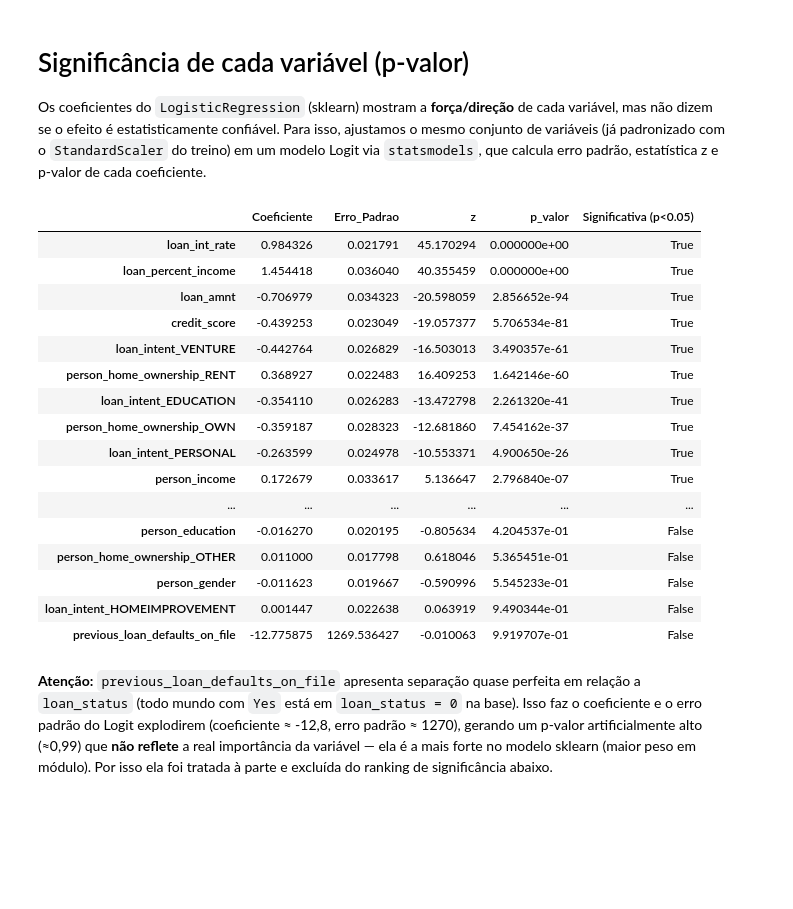
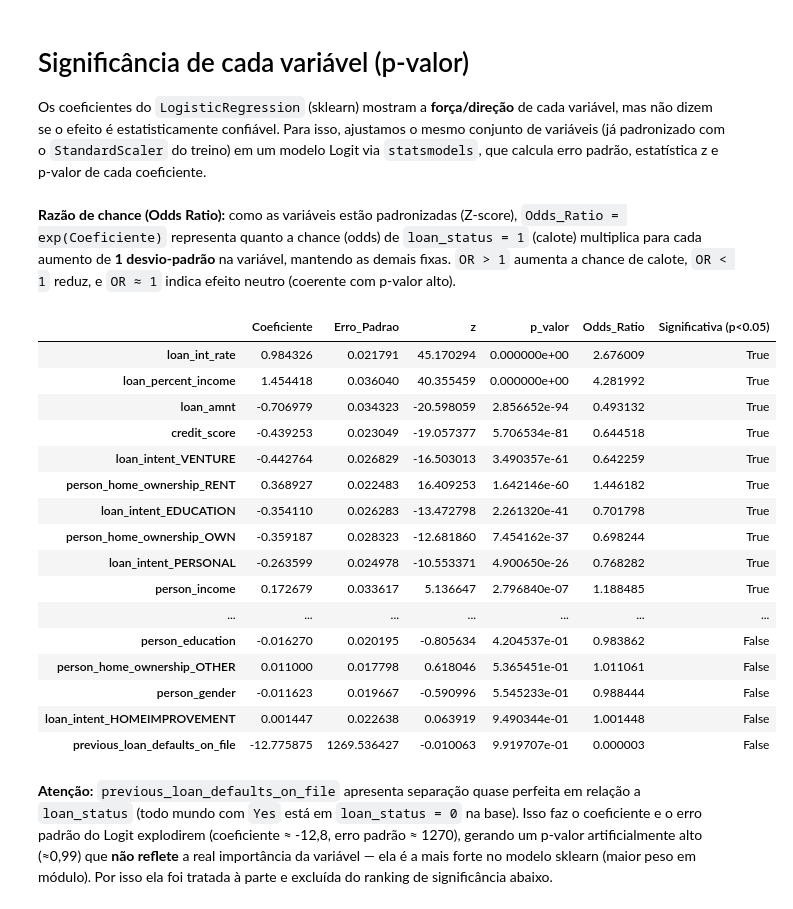
Before and after one commit to PGrojpen/seminario-multivariada-loan, a Jupyter notebook: analise_loan.ipynb, the cells around one changed output. Drawn from its saved outputs; the diff is of its cells as text; code cells hidden in the pictures; blank space fills up the shorter version.

Commit message:
Adiciona razão de chance (odds ratio) à análise de significância
Co-Authored-By: Claude Sonnet 5 <noreply@anthropic.com>
Claude-Session: https://claude.ai/code/session_01MmABhguix6NWsxNPRmkdTV

```diff
--- a/analise_loan.ipynb
+++ b/analise_loan.ipynb
@@ -259,42 +259,46 @@ plt.show()
 # %% [markdown]
 # Significância de cada variável (p-valor)
 Os coeficientes do `LogisticRegression` (sklearn) mostram a **força/direção** de cada variável, mas não dizem se o efeito é estatisticamente confiável. Para isso, ajustamos o mesmo conjunto de variáveis (já padronizado com o `StandardScaler` do treino) em um modelo Logit via `statsmodels`, que calcula erro padrão, estatística z e p-valor de cada coeficiente.
+# %% [markdown]
+**Razão de chance (Odds Ratio):** como as variáveis estão padronizadas (Z-score), `Odds_Ratio = exp(Coeficiente)` representa quanto a chance (odds) de `loan_status = 1` (calote) multiplica para cada aumento de **1 desvio-padrão** na variável, mantendo as demais fixas. `OR > 1` aumenta a chance de calote, `OR < 1` reduz, e `OR ≈ 1` indica efeito neutro (coerente com p-valor alto).
 # %%
 import statsmodels.api as sm
+import numpy as np
 
 # usa o mesmo X_train escalonado do modelo sklearn, com nomes de coluna e constante (intercepto)
 X_train_scaled_df = pd.DataFrame(X_train_scaled, columns=X.columns, index=X_train.index)
 X_train_sm = sm.add_constant(X_train_scaled_df)
 
 modelo_sm = sm.Logit(y_train, X_train_sm.astype(float)).fit(disp=0)
 
 significancia = pd.DataFrame({
     'Coeficiente': modelo_sm.params,
     'Erro_Padrao': modelo_sm.bse,
     'z': modelo_sm.tvalues,
     'p_valor': modelo_sm.pvalues,
 }).drop('const')
+significancia['Odds_Ratio'] = np.exp(significancia['Coeficiente'])
 significancia['Significativa (p<0.05)'] = significancia['p_valor'] < 0.05
 significancia = significancia.sort_values('p_valor')
 display(significancia)
 # %% [output]
-|  | Coeficiente | Erro_Padrao | z | p_valor | Significativa (p<0.05) |
-| loan_int_rate | 0.984326 | 0.021791 | 45.170294 | 0.000000e+00 | True |
-| loan_percent_income | 1.454418 | 0.036040 | 40.355459 | 0.000000e+00 | True |
-| loan_amnt | -0.706979 | 0.034323 | -20.598059 | 2.856652e-94 | True |
-| credit_score | -0.439253 | 0.023049 | -19.057377 | 5.706534e-81 | True |
-| loan_intent_VENTURE | -0.442764 | 0.026829 | -16.503013 | 3.490357e-61 | True |
-| person_home_ownership_RENT | 0.368927 | 0.022483 | 16.409253 | 1.642146e-60 | True |
-| loan_intent_EDUCATION | -0.354110 | 0.026283 | -13.472798 | 2.261320e-41 | True |
-| person_home_ownership_OWN | -0.359187 | 0.028323 | -12.681860 | 7.454162e-37 | True |
-| loan_intent_PERSONAL | -0.263599 | 0.024978 | -10.553371 | 4.900650e-26 | True |
-| person_income | 0.172679 | 0.033617 | 5.136647 | 2.796840e-07 | True |
-| ... | ... | ... | ... | ... | ... |
-| person_education | -0.016270 | 0.020195 | -0.805634 | 4.204537e-01 | False |
-| person_home_ownership_OTHER | 0.011000 | 0.017798 | 0.618046 | 5.365451e-01 | False |
-| person_gender | -0.011623 | 0.019667 | -0.590996 | 5.545233e-01 | False |
-| loan_intent_HOMEIMPROVEMENT | 0.001447 | 0.022638 | 0.063919 | 9.490344e-01 | False |
-| previous_loan_defaults_on_file | -12.775875 | 1269.536427 | -0.010063 | 9.919707e-01 | False |
+|  | Coeficiente | Erro_Padrao | z | p_valor | Odds_Ratio | Significativa (p<0.05) |
+| loan_int_rate | 0.984326 | 0.021791 | 45.170294 | 0.000000e+00 | 2.676009 | True |
+| loan_percent_income | 1.454418 | 0.036040 | 40.355459 | 0.000000e+00 | 4.281992 | True |
+| loan_amnt | -0.706979 | 0.034323 | -20.598059 | 2.856652e-94 | 0.493132 | True |
+| credit_score | -0.439253 | 0.023049 | -19.057377 | 5.706534e-81 | 0.644518 | True |
+| loan_intent_VENTURE | -0.442764 | 0.026829 | -16.503013 | 3.490357e-61 | 0.642259 | True |
+| person_home_ownership_RENT | 0.368927 | 0.022483 | 16.409253 | 1.642146e-60 | 1.446182 | True |
+| loan_intent_EDUCATION | -0.354110 | 0.026283 | -13.472798 | 2.261320e-41 | 0.701798 | True |
+| person_home_ownership_OWN | -0.359187 | 0.028323 | -12.681860 | 7.454162e-37 | 0.698244 | True |
+| loan_intent_PERSONAL | -0.263599 | 0.024978 | -10.553371 | 4.900650e-26 | 0.768282 | True |
+| person_income | 0.172679 | 0.033617 | 5.136647 | 2.796840e-07 | 1.188485 | True |
+| ... | ... | ... | ... | ... | ... | ... |
+| person_education | -0.016270 | 0.020195 | -0.805634 | 4.204537e-01 | 0.983862 | False |
+| person_home_ownership_OTHER | 0.011000 | 0.017798 | 0.618046 | 5.365451e-01 | 1.011061 | False |
+| person_gender | -0.011623 | 0.019667 | -0.590996 | 5.545233e-01 | 0.988444 | False |
+| loan_intent_HOMEIMPROVEMENT | 0.001447 | 0.022638 | 0.063919 | 9.490344e-01 | 1.001448 | False |
+| previous_loan_defaults_on_file | -12.775875 | 1269.536427 | -0.010063 | 9.919707e-01 | 0.000003 | False |
 # %% [markdown]
 **Atenção:** `previous_loan_defaults_on_file` apresenta separação quase perfeita em relação a `loan_status` (todo mundo com `Yes` está em `loan_status = 0` na base). Isso faz o coeficiente e o erro padrão do Logit explodirem (coeficiente ≈ -12,8, erro padrão ≈ 1270), gerando um p-valor artificialmente alto (≈0,99) que **não reflete** a real importância da variável — ela é a mais forte no modelo sklearn (maior peso em módulo). Por isso ela foi tratada à parte e excluída do ranking de significância abaixo.
 # %%
```
Also changed, not shown: parts of 1 cell of this notebook.
